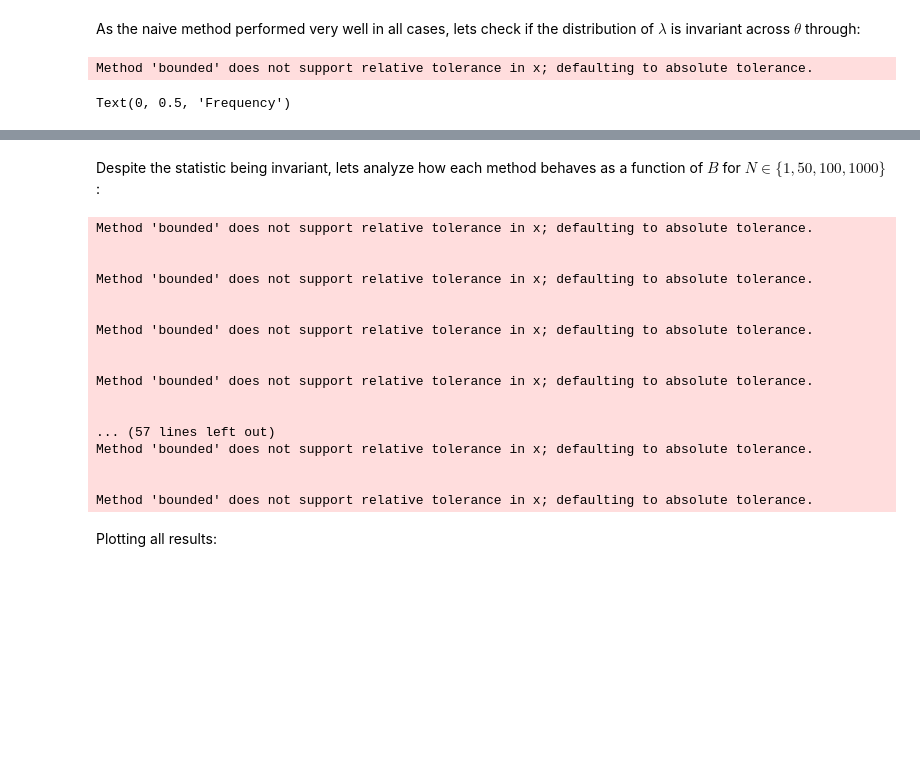
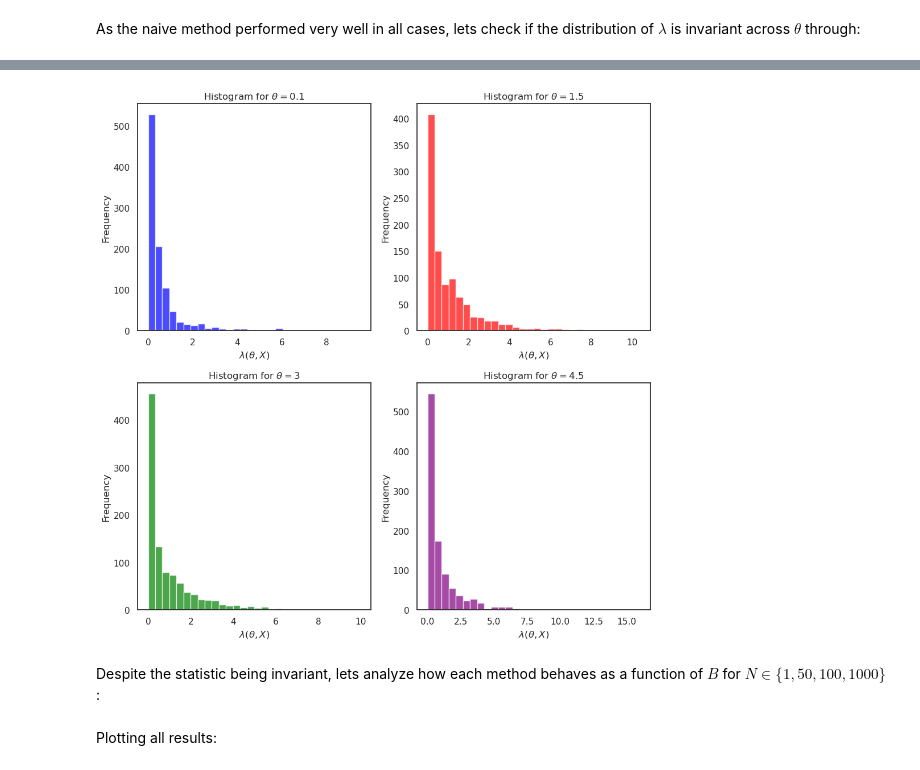
Before and after one commit to Monoxido45/CSI, a Jupyter notebook: experiments/gmm.ipynb, the cells around one changed output, grey strips where cells are left out. Drawn from its saved outputs; the diff is of its cells as text; code cells hidden in the pictures; blank space fills up the shorter version.

```diff
--- a/experiments/gmm.ipynb
+++ b/experiments/gmm.ipynb
@@ -46,7 +46,7 @@ def sim_gmm(B, theta, rng):
     return X
 
 def sim_LRT(B, theta, rng):
-    X = sim_gmm(B=N, theta=theta, rng=rng)
+    X = sim_gmm(B=B, theta=theta, rng=rng)
     return compute_lrt_statistic(theta, X)
 
 
@@ -82,7 +82,7 @@ def l_func(theta, x):
 def compute_lrt_statistic(theta_0, X, lower=0, upper=5):
     # computing MLE by grid
     res = minimize_scalar(
-        l_func, args=(X), bounds=(0, 5), tol=0.01, options={"maxiter": 100}
+        l_func, args=(X), bounds=(lower, upper), tol=0.01, options={"maxiter": 100}
     )
     mle_theta = res.x
     lrt_stat = -2 * ((-l_func(theta_0, X)) - (-l_func(mle_theta, X)))
@@ -697,7 +675,7 @@ fig, axs = plt.subplots(2, 2, figsize=(10, 10))
 
 axs[0, 0].hist(lambdas_1, bins=30, color="blue", alpha=0.7)
 axs[0, 0].set_title(r"Histogram for $\theta = 0.1$")
-axs[0, 0].set_xlabel(r"\lambda(\theta, X)")
+axs[0, 0].set_xlabel(r"$\lambda(\theta, X)$")
 axs[0, 0].set_ylabel("Frequency")
 
 axs[0, 1].hist(lambdas_2, bins=30, color="red", alpha=0.7)
@@ -714,6 +692,7 @@ axs[1, 1].hist(lambdas_4, bins=30, color="purple", alpha=0.7)
 axs[1, 1].set_title(r"Histogram for $\theta = 4.5$")
 axs[1, 1].set_xlabel(r"$\lambda(\theta, X)$")
 axs[1, 1].set_ylabel("Frequency")
+
+plt.tight_layout()
+plt.show()
 # %% [output]
-Method 'bounded' does not support relative tolerance in x; defaulting to absolute tolerance.
-Text(0, 0.5, 'Frequency')
@@ -721,3 +699,4 @@ Text(0, 0.5, 'Frequency')
+[figure, added]
 # %% [markdown]
 Despite the statistic being invariant, lets analyze how each method behaves as a function of $B$ for $N \in \{1, 50, 100, 1000\}$:
 # %%
@@ -821,27 +792,9 @@ mae_stats = compute_MAE_N(
     naive_n=500,
     min_samples_leaf=300,
     n_estimators = 200,
-    K = 40,
+    K = 50,
     seed=1250,
 )
-# %% [output]
-Method 'bounded' does not support relative tolerance in x; defaulting to absolute tolerance.
-
-
-Method 'bounded' does not support relative tolerance in x; defaulting to absolute tolerance.
-
-
-Method 'bounded' does not support relative tolerance in x; defaulting to absolute tolerance.
-
-
-Method 'bounded' does not support relative tolerance in x; defaulting to absolute tolerance.
-
-
-... (57 lines left out)
-Method 'bounded' does not support relative tolerance in x; defaulting to absolute tolerance.
-
-
-Method 'bounded' does not support relative tolerance in x; defaulting to absolute tolerance.
 # %% [markdown]
 Plotting all results:
 # %%
```
Also changed, not shown: parts of 16 cells of this notebook, 4 other files.
